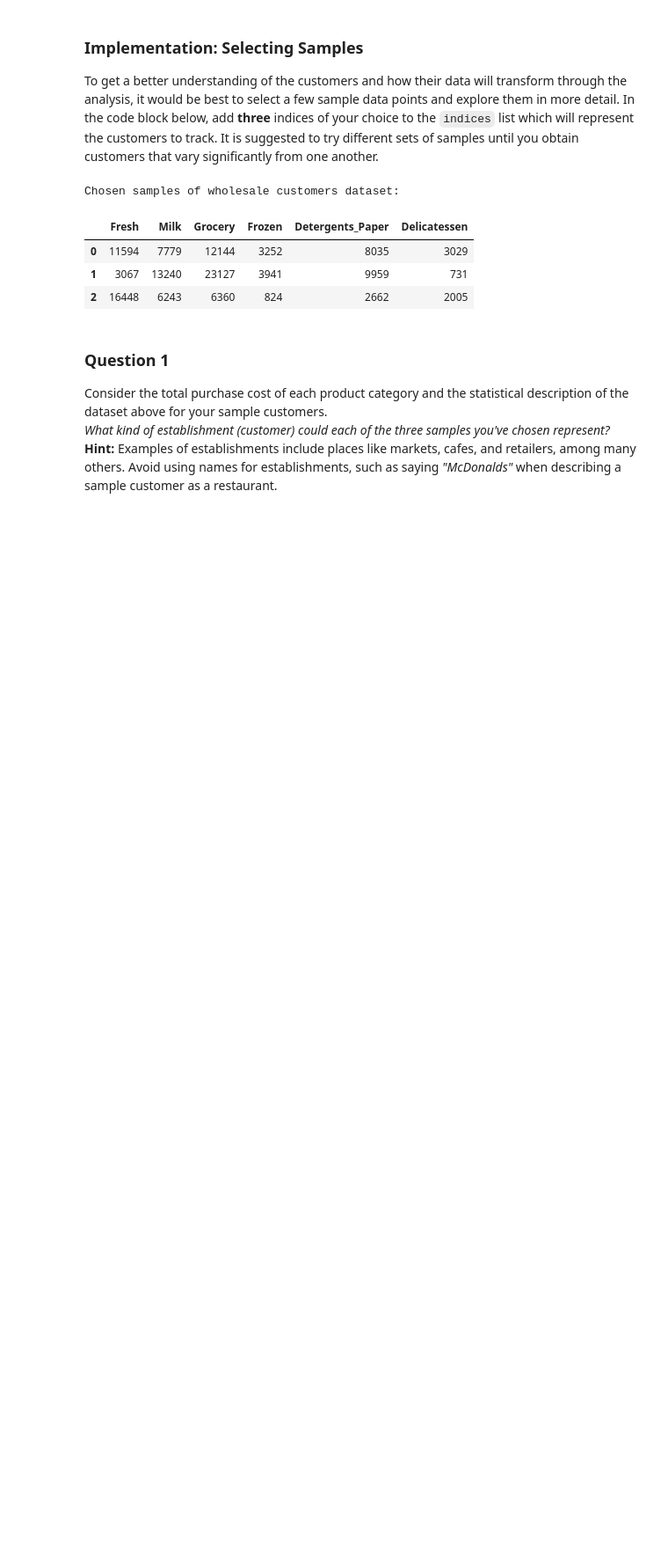
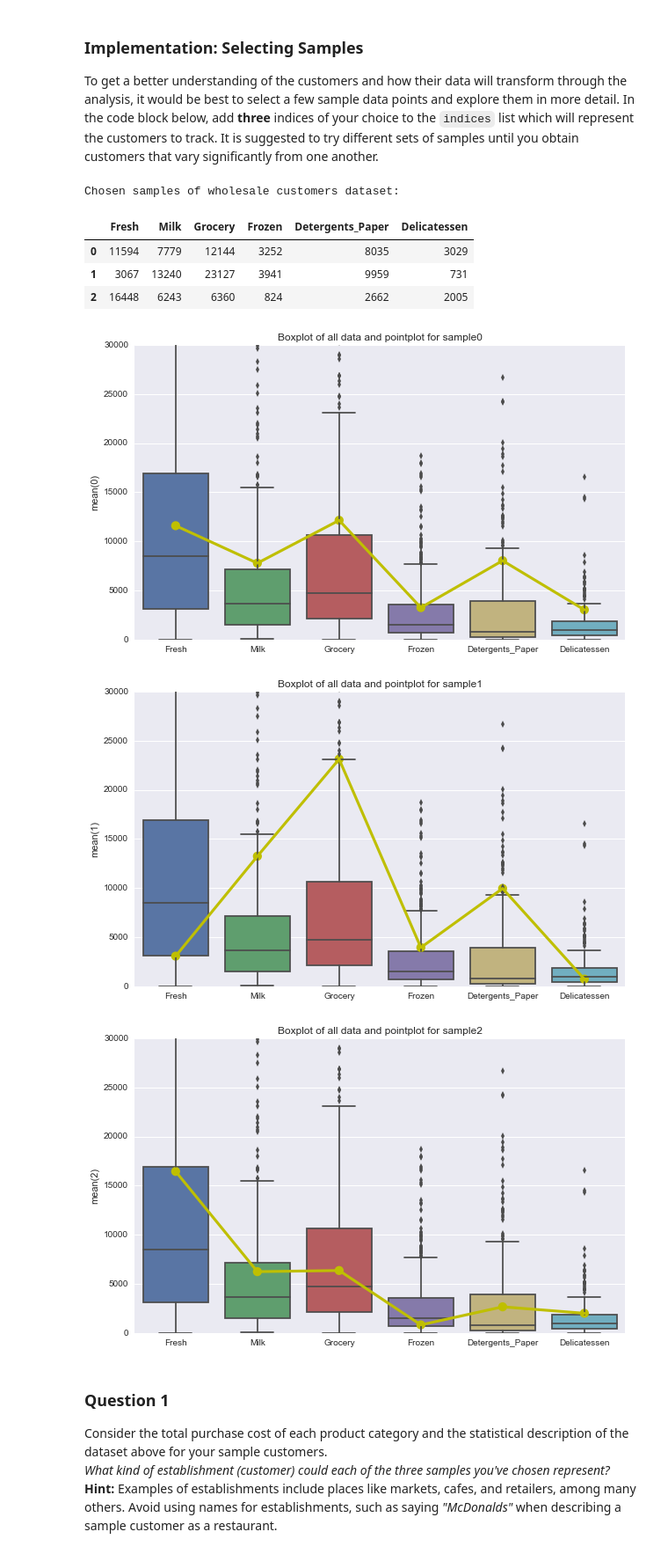
Before and after one commit to h-shib/creating_customer_segments, a Jupyter notebook: customer_segments.ipynb, the cells around one changed output. Shown at 88% size. Drawn from its saved outputs; the diff is of its cells as text; code cells hidden in the pictures; blank space fills up the shorter version.

```diff
--- a/customer_segments.ipynb
+++ b/customer_segments.ipynb
@@ -70,6 +78,19 @@ Chosen samples of wholesale customers dataset:
 | 0 | 11594 | 7779 | 12144 | 3252 | 8035 | 3029 |
 | 1 | 3067 | 13240 | 23127 | 3941 | 9959 | 731 |
 | 2 | 16448 | 6243 | 6360 | 824 | 2662 | 2005 |
+# %%
+# Visualize sample datapoints in population data
+for i in range(len(samples)):
+    plt.figure(figsize=(10, 6))
+    sns.boxplot(data)
+    sns.pointplot(data.keys(), samples.ix[i], color='y')
+    plt.title('Boxplot of all data and pointplot for sample'+str(i))
+    plt.ylim(0, 30000)
+    plt.show()
+# %% [output]
+[figure, added]
+[figure, added]
+[figure, added]
 # %% [markdown]
 ### Question 1
 Consider the total purchase cost of each product category and the statistical description of the dataset above for your sample customers.
```
Also changed, not shown: parts of 4 cells of this notebook.
